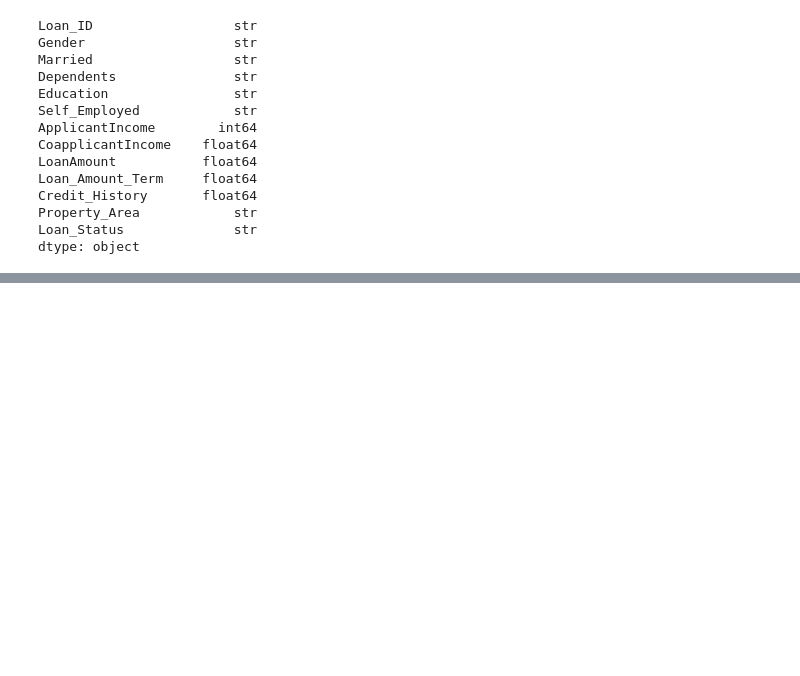
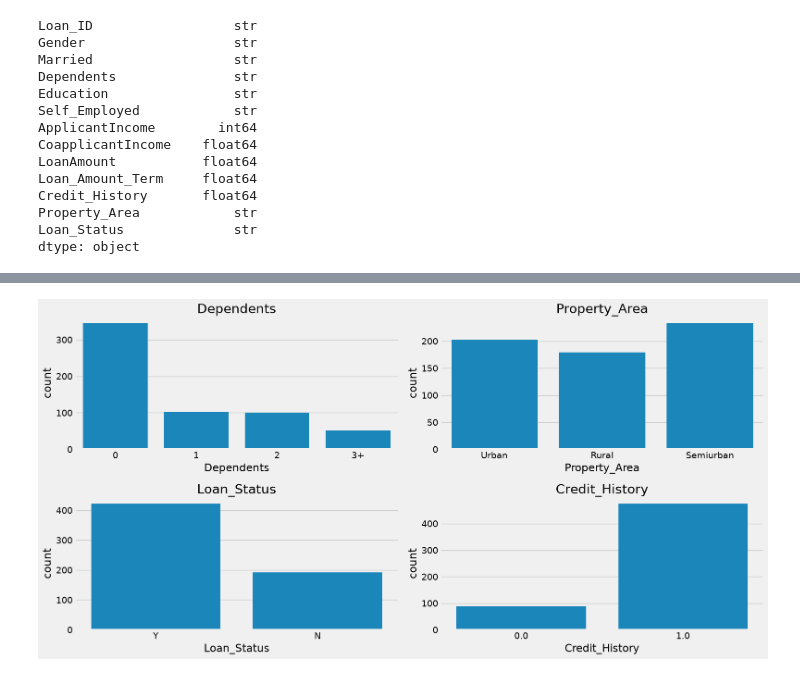
Before and after one commit to Abhinay9346/skillwallet-project-smartlender, a Jupyter notebook: SmartLender/Training/Loan Prediction using ML.ipynb, the cells around one changed output, grey strips where cells are left out. Cells and saved outputs as stored; diff of their text form; code cells hidden in the pictures; blank space fills up the shorter version.

```diff
--- a/SmartLender/Training/Loan Prediction using ML.ipynb
+++ b/SmartLender/Training/Loan Prediction using ML.ipynb
@@ -133,0 +187,25 @@ dtype: object
+# %%
+# Additional Count Plots
+
+categorical = [
+    'Dependents',
+    'Property_Area',
+    'Loan_Status',
+    'Credit_History'
+]
+
+plt.figure(figsize=(16,8))
+
+for i, col in enumerate(categorical,1):
+
+    plt.subplot(2,2,i)
+
+    sns.countplot(x=data[col])
+
+    plt.title(col)
+
+plt.tight_layout()
+
+plt.show()
+# %% [output]
+[figure, added]
```
Also changed, not shown: parts of 12 cells of this notebook.
